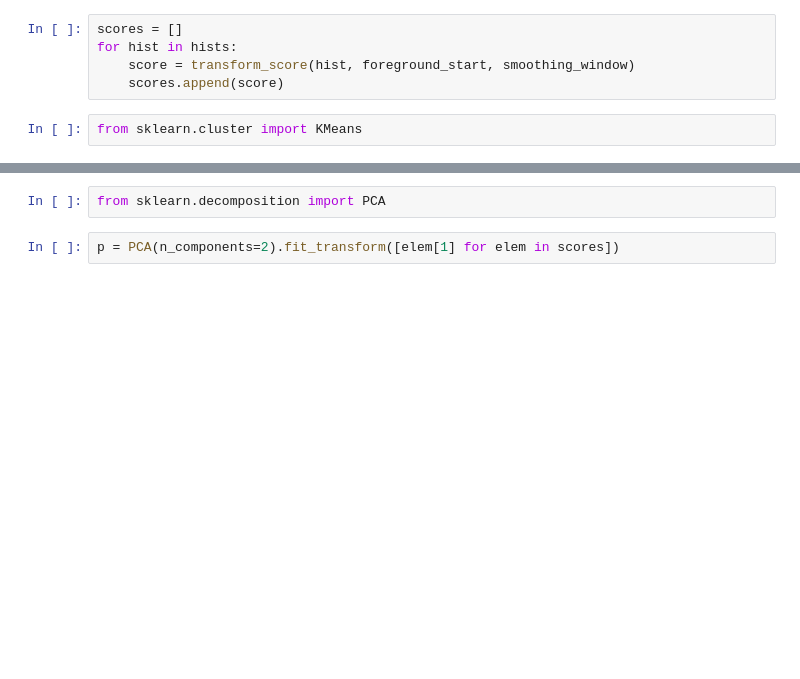
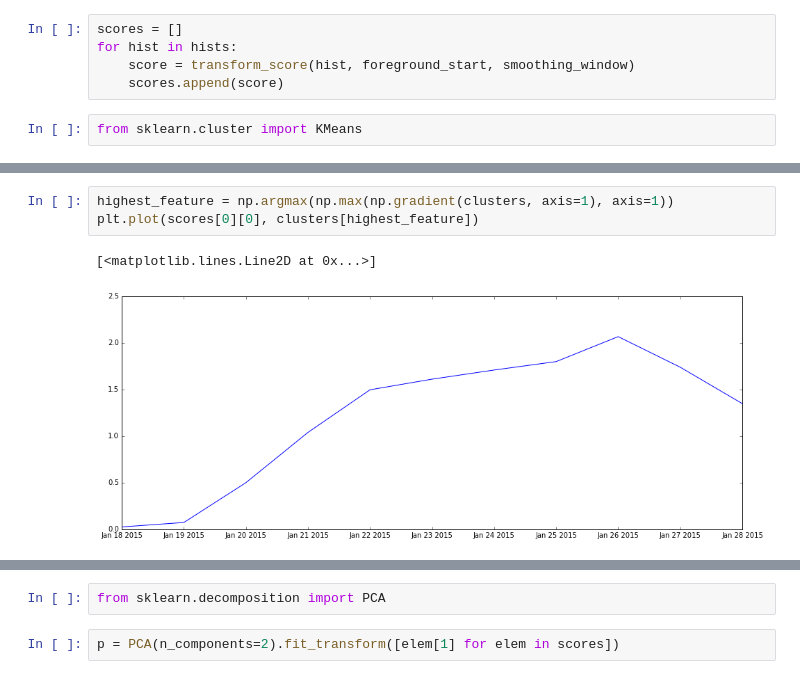
Before and after one commit to inspirehep/invenio-trends, a Jupyter notebook: research/Pipeline.ipynb, the cells around one changed output, grey strips where cells are left out. Drawn from its saved outputs; the diff is of its cells as text; blank space fills up the shorter version.

```diff
--- a/research/Pipeline.ipynb
+++ b/research/Pipeline.ipynb
@@ -183,3 +188,9 @@ plt.legend()
+# %%
+highest_feature = np.argmax(np.max(np.gradient(clusters, axis=1), axis=1))
+plt.plot(scores[0][0], clusters[highest_feature])
+# %% [output]
+[<matplotlib.lines.Line2D at 0x...>]
+[figure, added]
 # %%
 for s in scores:
     plt.plot(s[1])
```
Also changed, not shown: parts of 11 cells of this notebook, 2 other files.
